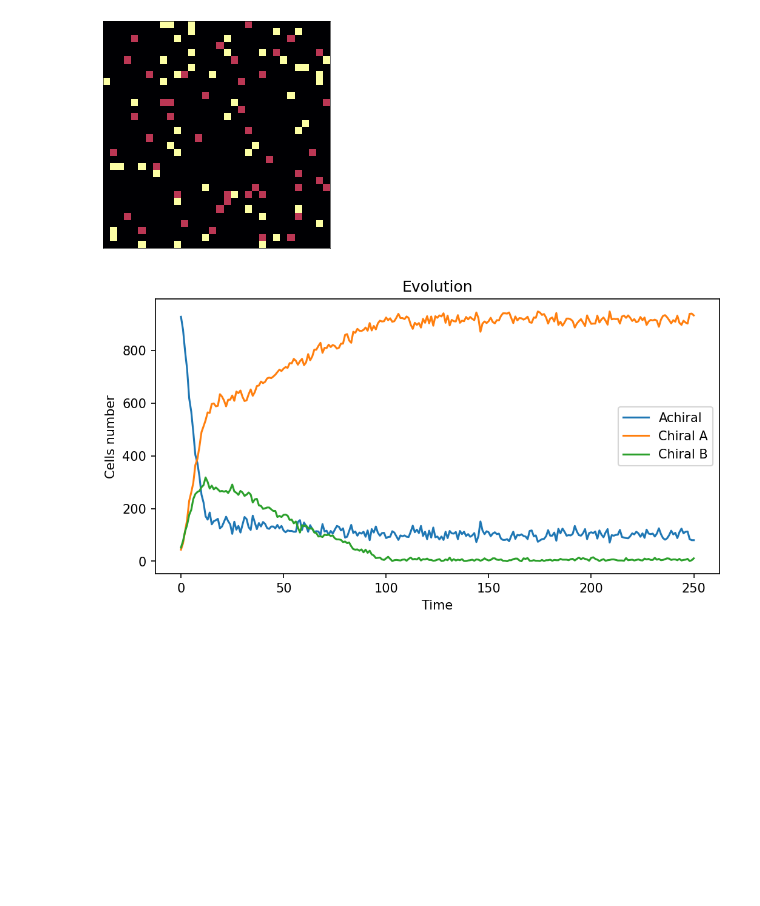
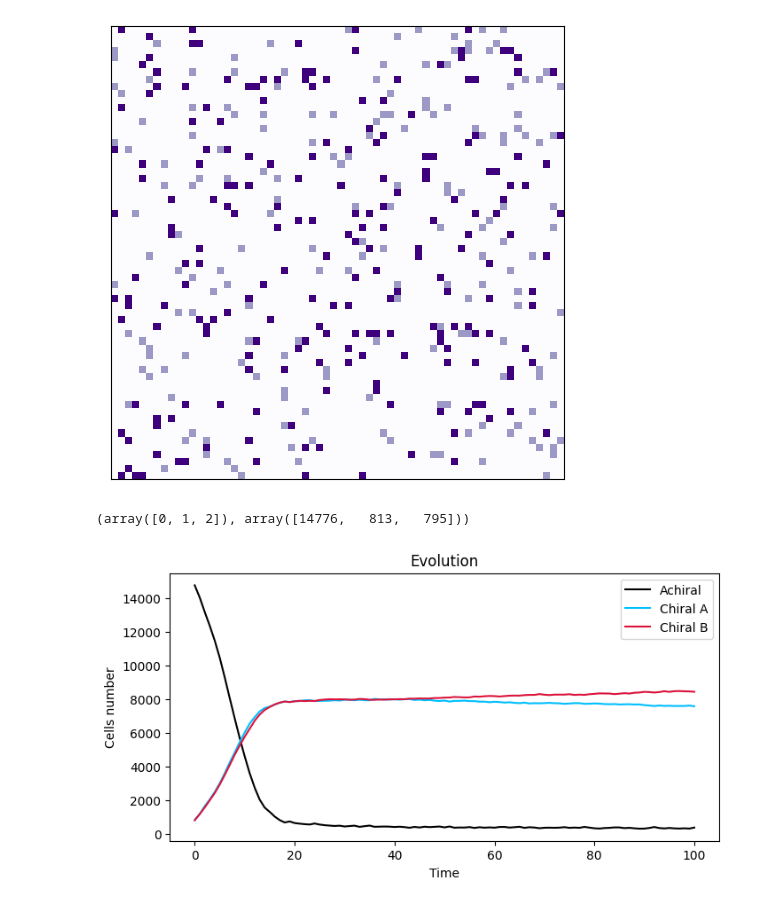
Before and after one commit to whyyorlantaken/Homochirality-Cellular-Automaton, a Jupyter notebook: notebooks/03-ChiralTwin.ipynb, the cells around one changed output. Drawn from its saved outputs; the diff is of its cells as text; code cells hidden in the pictures; blank space fills up the shorter version.

```diff
--- a/notebooks/03-ChiralTwin.ipynb
+++ b/notebooks/03-ChiralTwin.ipynb
@@ -9,15 +9,23 @@ import matplotlib.pyplot as plt
 from src.simulation import ChiralTwin
 # %%
 # Good initial condition
-SIZE = (32, 32)
+SIZE = (64, 64)
+np.random.seed(42)
 achiral_majority = np.random.choice([0, 1, 2], size=SIZE, p=[0.90, 0.05, 0.05])
 
-plt.figure(figsize=(6, 6), dpi=50)
-plt.imshow(achiral_majority, cmap='inferno', vmax=2)
+plt.figure(figsize=(6, 6), dpi=100)
+plt.imshow(achiral_majority, cmap='Purples', vmax=2)
 plt.xticks([])
 plt.yticks([])
 plt.show()
+
+# Save it
+np.save('../data/initial-conditions/achiral_majority.npy', achiral_majority)
 # %% [output]
-[figure, old version]
+[figure, new version]
+# %%
+np.unique(achiral_majority, return_counts=True)
+# %% [output]
+(array([0, 1, 2]), array([14776,   813,   795]))
 # %%
 config = {
@@ -55,10 +63,10 @@ config = {
 twin                = ChiralTwin(achiral_majority, config = config)
 list0, list1, list2 = twin.timeEvolution()
 # %%
-plt.figure(figsize=(8,4), dpi=150)
-plt.plot(list0, label='Achiral')
-plt.plot(list1, label='Chiral A')
-plt.plot(list2, label='Chiral B')
+plt.figure(figsize=(8,4), dpi=100)
+plt.plot(list0, label='Achiral', color='k')
+plt.plot(list1, label='Chiral A', color='deepskyblue')
+plt.plot(list2, label='Chiral B', color='crimson')
 plt.xlabel('Time')
 plt.ylabel('Cells number')
 plt.title('Evolution')
@@ -66,7 +74,7 @@ plt.title('Evolution')
 plt.legend()
 plt.show()
 # %% [output]
-[figure, old version]
+[figure, new version]
 # %%
 # Phase space (3D)
 fig = plt.figure(figsize=(6, 6), dpi=120)
```
Also changed, not shown: parts of 2 cells of this notebook, 9 other files.
